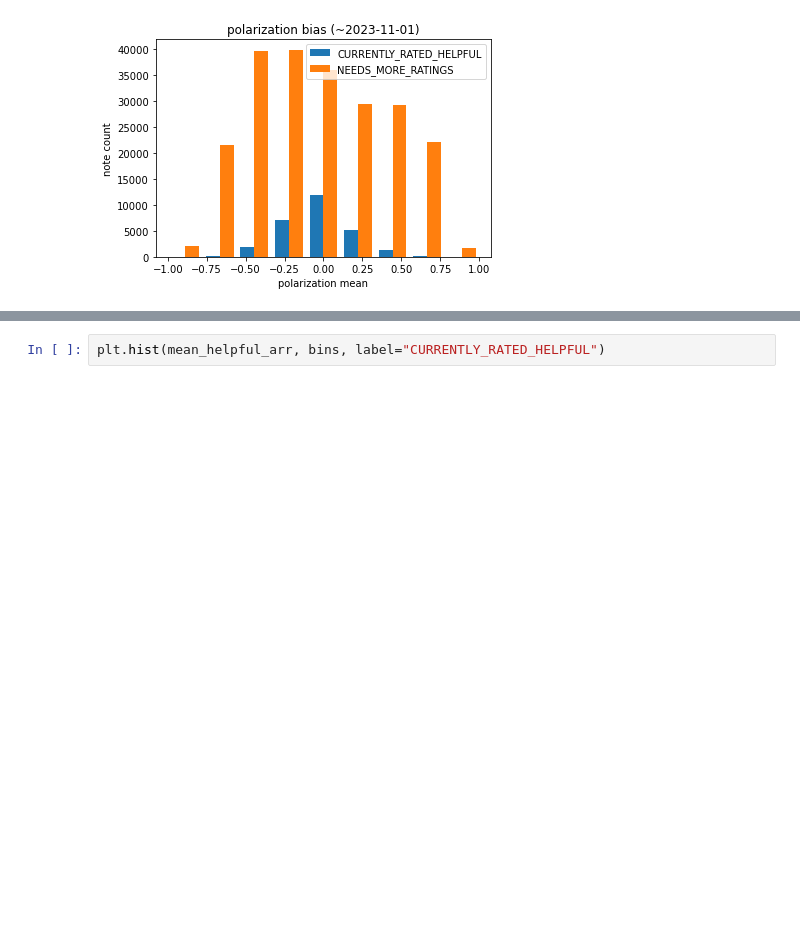
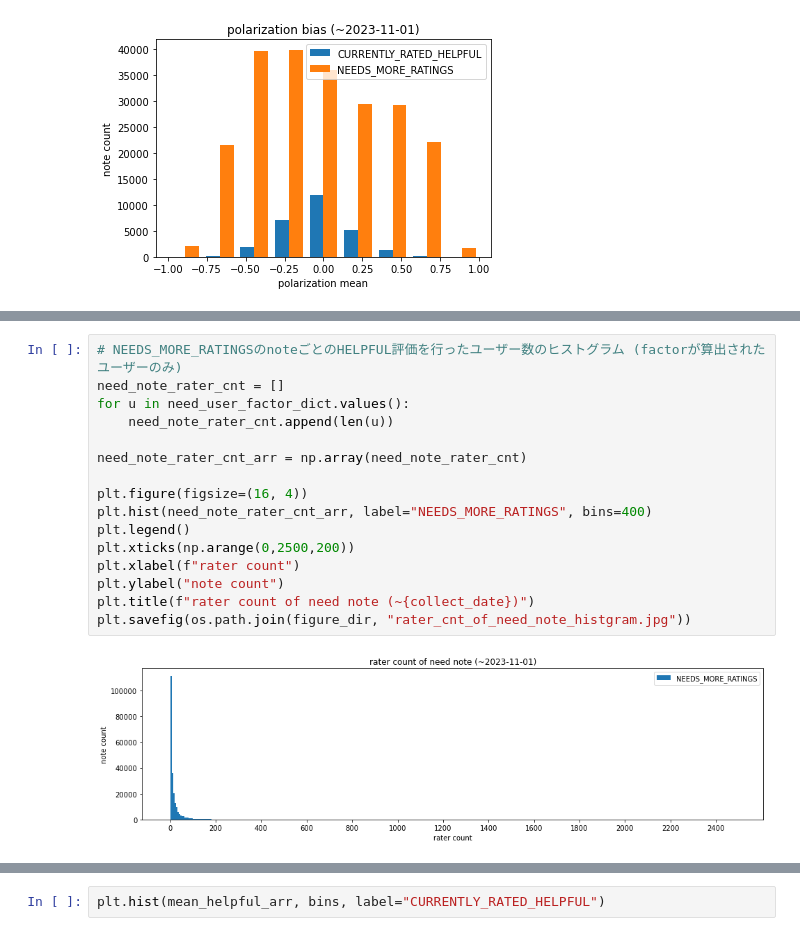
Before and after one commit to SnoozingJellyfish/communitynotes, a Jupyter notebook: note_analysis.ipynb, the cells around one changed output, grey strips where cells are left out. Drawn from its saved outputs; the diff is of its cells as text; blank space fills up the shorter version.

```diff
--- a/note_analysis.ipynb
+++ b/note_analysis.ipynb
@@ -235,0 +255,18 @@ plt.savefig(os.path.join(figure_dir, "std_polorization_per_note_histgram.jpg"))
+# %%
+# NEEDS_MORE_RATINGSのnoteごとのHELPFUL評価を行ったユーザー数のヒストグラム (factorが算出されたユーザーのみ)
+need_note_rater_cnt = []
+for u in need_user_factor_dict.values():
+    need_note_rater_cnt.append(len(u))
+
+need_note_rater_cnt_arr = np.array(need_note_rater_cnt)
+
+plt.figure(figsize=(16, 4))
+plt.hist(need_note_rater_cnt_arr, label="NEEDS_MORE_RATINGS", bins=400)
+plt.legend()
+plt.xticks(np.arange(0,2500,200))
+plt.xlabel(f"rater count")
+plt.ylabel("note count")
+plt.title(f"rater count of need note (~{collect_date})")
+plt.savefig(os.path.join(figure_dir, "rater_cnt_of_need_note_histgram.jpg"))
+# %% [output]
+[figure, added]
```
Also changed, not shown: parts of 8 cells of this notebook, 4 other files.
